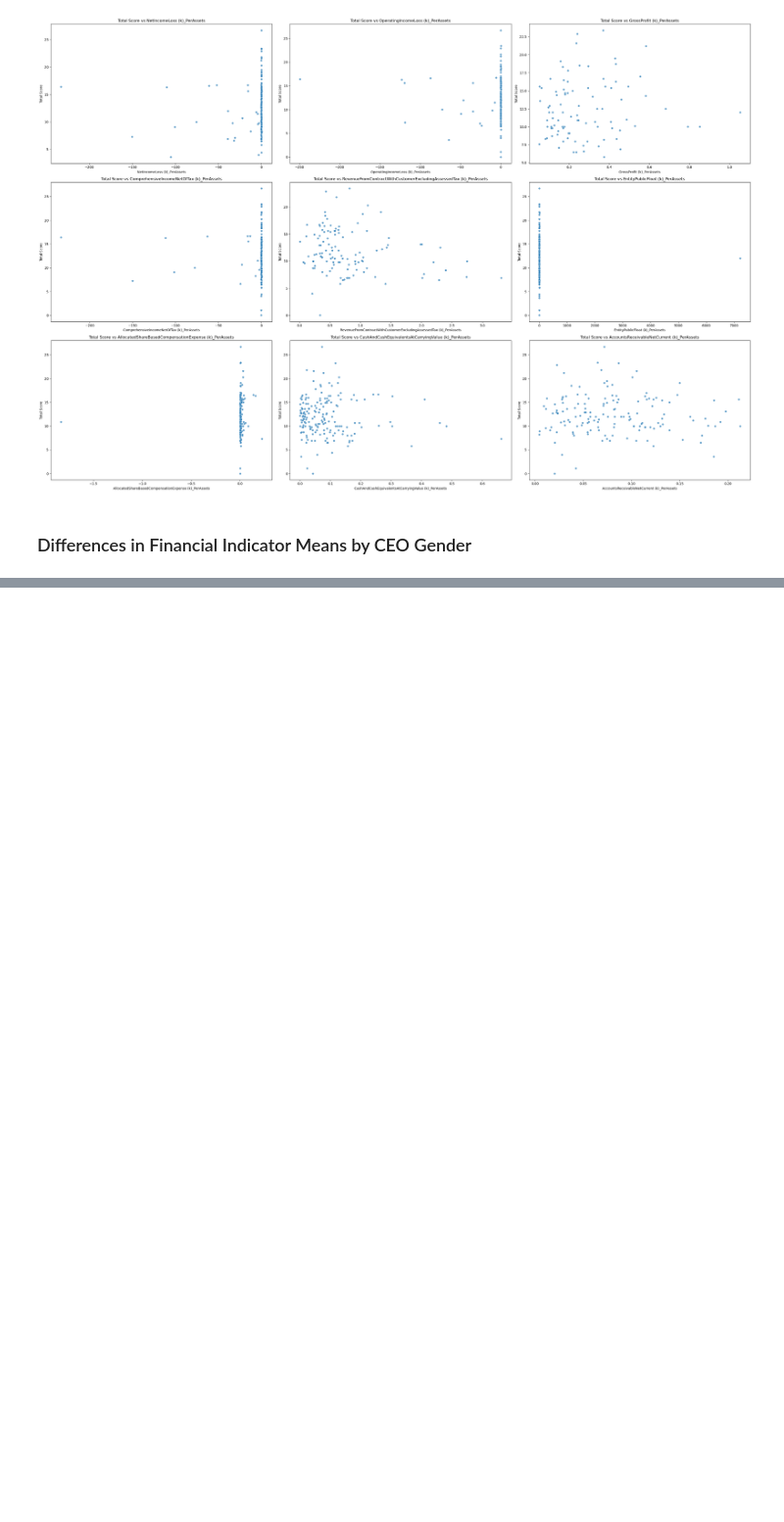
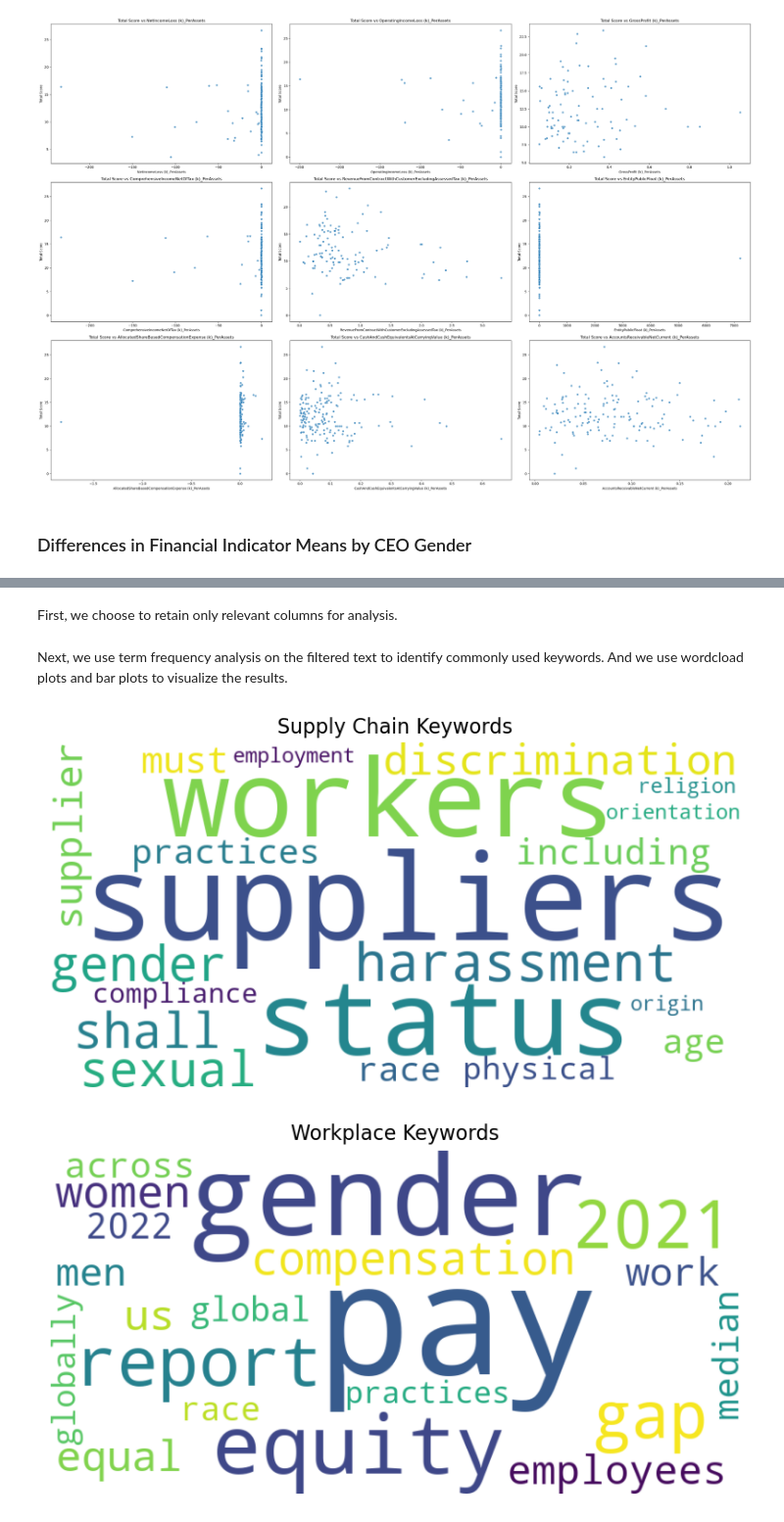
Before and after one commit to PENG-JY/InclusiveWorkplace_Study, a Jupyter notebook: technical-details/eda/main.ipynb, the cells around one changed output, grey strips where cells are left out. Shown at 98% size. Cells and saved outputs as stored; diff of their text form; code cells hidden in the pictures; blank space fills up the shorter version.

Commit message:
update data cleaning

```diff
--- a/technical-details/eda/main.ipynb
+++ b/technical-details/eda/main.ipynb
@@ -226,0 +270,46 @@ plt.show()
+# %% [markdown]
+First, we choose to retain only relevant columns for analysis.
+# %%
+# Filter rows where 'has_evidence' is 1 for both workplace and supply chain variables
+workplace_columns = ['GPG-C01.EA-Evidence', 'GPG-C01.EA-Evidence-has_evidence',
+                     'HSW-D01.EA-Evidence', 'HSW-D01.EA-Evidence-has_evidence']
+supply_chain_columns = ['CAP-A07.EA-Evidence', 'CAP-A07.EA-Evidence-has_evidence',
+                        'SHS-D02.EA-Evidence', 'SHS-D02.EA-Evidence-has_evidence']
+
+# Filter rows
+workplace_df = data[data['GPG-C01.EA-Evidence-has_evidence'] == 1][workplace_columns]
+workplace_df = workplace_df[workplace_df['HSW-D01.EA-Evidence-has_evidence'] == 1][workplace_columns]
+supply_chain_df = data[data['CAP-A07.EA-Evidence-has_evidence'] == 1][supply_chain_columns]
+supply_chain_df = supply_chain_df[supply_chain_df['SHS-D02.EA-Evidence-has_evidence'] == 1][supply_chain_columns]
+# %% [markdown]
+Next, we use term frequency analysis on the filtered text to identify commonly used keywords. And we use wordcload plots and bar plots to visualize the results.
+# %%
+# Keyword extraction
+def extract_keywords(text_series):
+    vectorizer = CountVectorizer(max_features=20)
+    X = vectorizer.fit_transform(text_series)
+    keywords = vectorizer.get_feature_names_out()
+    frequencies = X.toarray().sum(axis=0)
+    return dict(zip(keywords, frequencies))
+
+# Extract keywords from explanations
+workplace_keywords = extract_keywords(workplace_df['GPG-C01.EA-Evidence'].dropna())
+supply_chain_keywords = extract_keywords(supply_chain_df['CAP-A07.EA-Evidence'].dropna())
+# %%
+# Visualization
+def plot_wordcloud(keyword_dict, title):
+    wordcloud = WordCloud(width=800, height=400, background_color='white').generate_from_frequencies(keyword_dict)
+    plt.figure(figsize=(10, 5))
+    plt.imshow(wordcloud, interpolation='bilinear')
+    plt.title(title, fontsize=16)
+    plt.axis('off')
+    plt.show()
+# %%
+# Wordcloud for supply chain
+plot_wordcloud(supply_chain_keywords, "Supply Chain Keywords")
+
+# Wordcloud for workplace
+plot_wordcloud(workplace_keywords, "Workplace Keywords")
+# %% [output]
+[figure, added]
+[figure, added]
```
Also changed, not shown: parts of 37 cells of this notebook, 4 other files.
